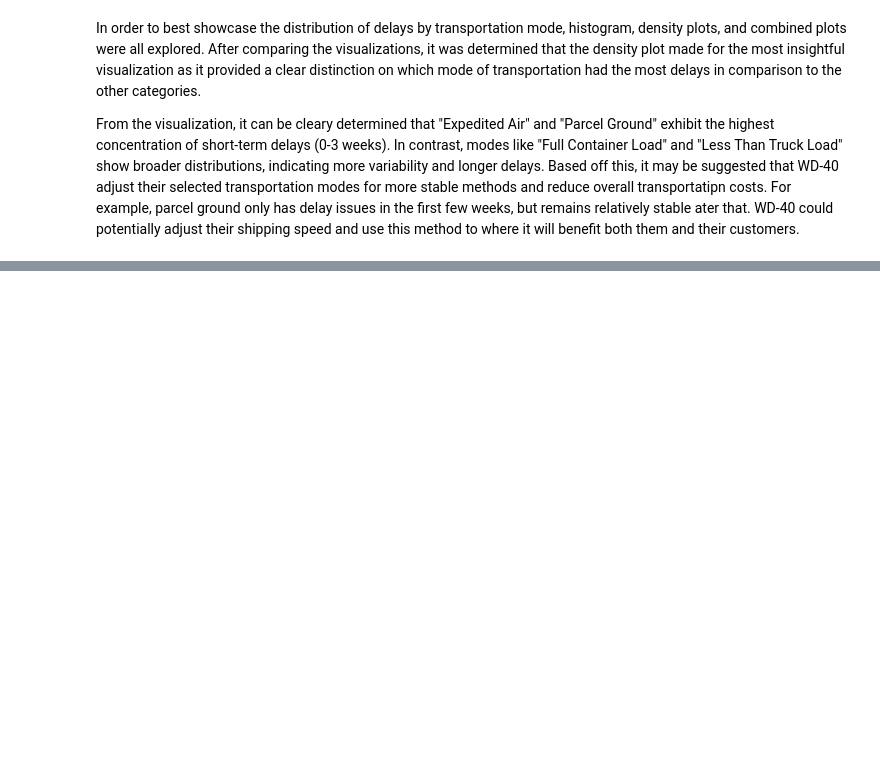
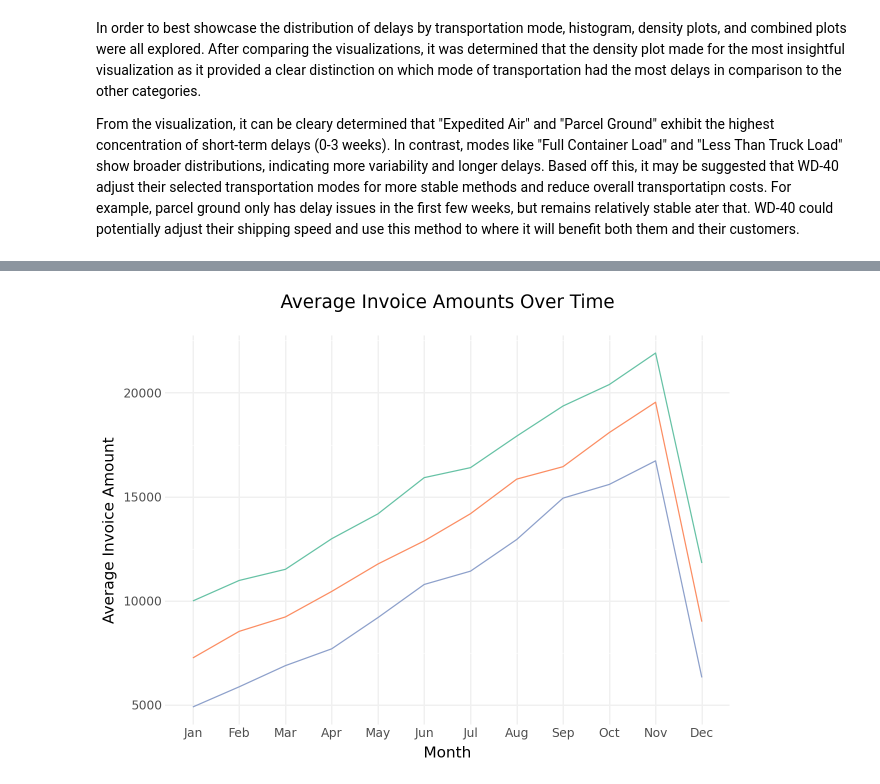
Before and after one commit to c-conone/om621_assignments, a Jupyter notebook: notebook/assignments.ipynb, the cells around one changed output, grey strips where cells are left out. Cells and saved outputs as stored; diff of their text form; code cells hidden in the pictures; blank space fills up the shorter version.

```diff
--- a/notebook/assignments.ipynb
+++ b/notebook/assignments.ipynb
@@ -352,0 +473,45 @@ From the visualization, it can be cleary determined that "Expedited Air" and "Pa
+# %%
+# extract year and month from shipping_date and sort in chronological order
+transportation_sorted['year'] = transportation_sorted['shipping_date'].dt.year
+transportation_sorted['month'] = transportation_sorted['shipping_date'].dt.month
+
+# sort by year and month
+transportation_sorted = transportation_sorted.sort_values(['year', 'shipping_date'])
+monthly_average = transportation_sorted.groupby(['year','month'])['usda_invoice_amount'].mean().reset_index()
+
+# Create a temporary datetime column from year and month
+monthly_average['date'] = pd.to_datetime(monthly_average[['year', 'month']].assign(day=1))
+
+# Format month as abbreviated name
+monthly_average['month'] = monthly_average['date'].dt.strftime('%b')
+# %%
+# order time-series data chronilogically
+
+# Sort years from most recent to oldest
+year_order = sorted(monthly_average['year'].unique(), reverse=True)
+
+# Convert 'year' to ordered categorical with reversed order
+monthly_average['year'] = pd.Categorical(monthly_average['year'], categories=year_order, ordered=True)
+
+month_order = ['Jan', 'Feb', 'Mar', 'Apr', 'May', 'Jun',
+               'Jul', 'Aug', 'Sep', 'Oct', 'Nov', 'Dec']
+
+# Convert 'month' to ordered categorical
+monthly_average['month'] = pd.Categorical(monthly_average['month'], categories=month_order, ordered=True)
+
+
+p = ggplot(data=monthly_average, mapping=aes(x='month', y='usda_invoice_amount', group='year', color='factor(year)'))
+p2 = p + geom_line()  +\
+        labs(x='Month',
+             y='Average Invoice Amount',
+             title='Average Invoice Amounts Over Time\n',
+             color='Year') + \
+                scale_color_brewer(type='qual', palette='Set2') +\
+theme(panel_background=element_rect(fill="none"),
+    panel_grid_major=element_line(color="#F0F0F0")) +\
+    custom_theme
+
+
+p2
+# %% [output]
+[figure, added]
```
Also changed, not shown: parts of 29 cells of this notebook, 2 other files.
